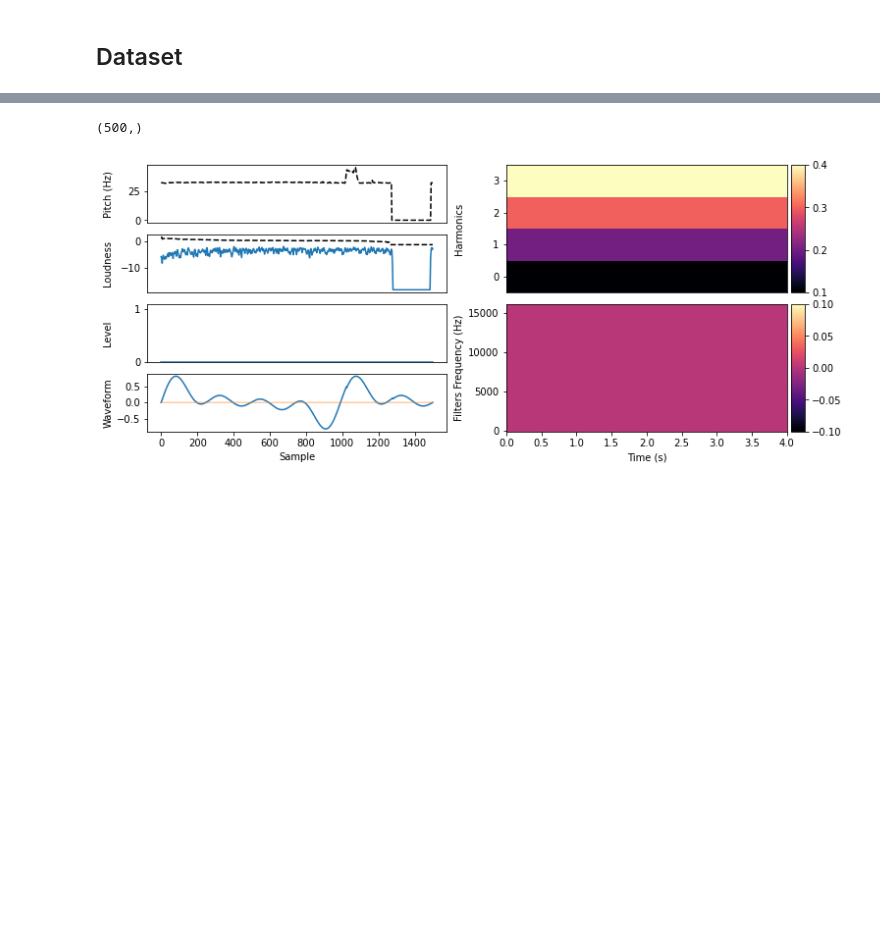
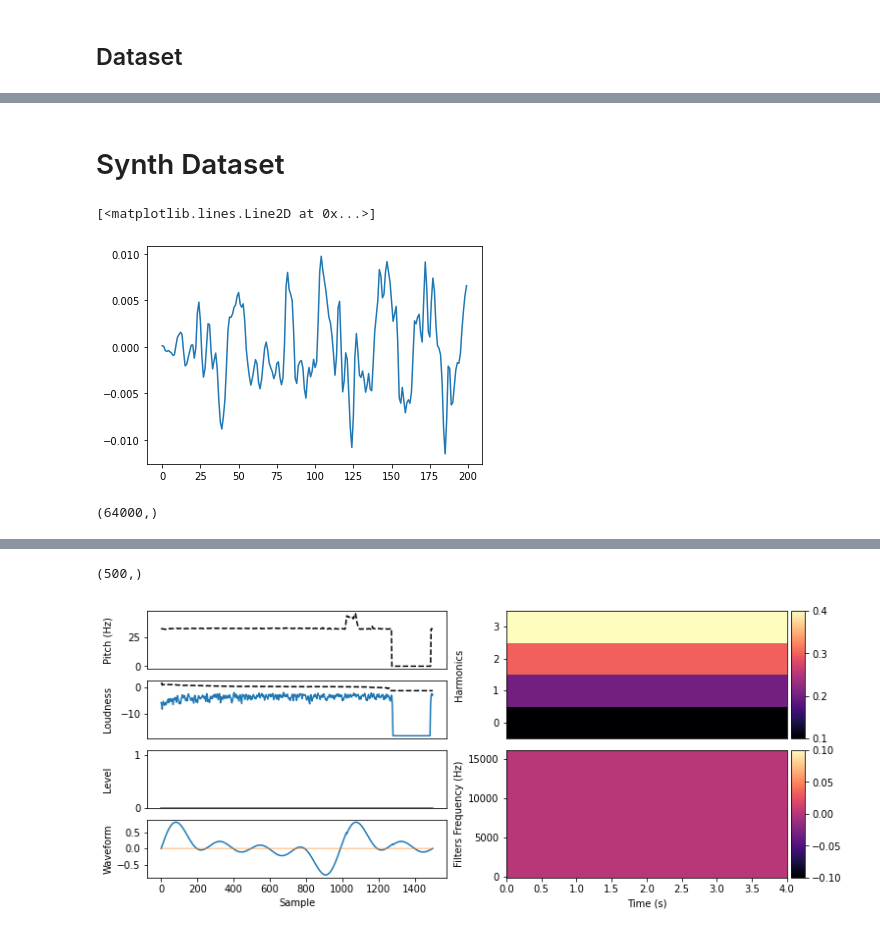
Before and after one commit to nabsara/deep-eurorack-control, a Jupyter notebook: notebooks/Untitled.ipynb, the cells around one changed output, grey strips where cells are left out. Drawn from its saved outputs; the diff is of its cells as text; code cells hidden in the pictures; blank space fills up the shorter version.

```diff
--- a/notebooks/Untitled.ipynb
+++ b/notebooks/Untitled.ipynb
@@ -14,8 +11,8 @@ os.chdir(r'C:\Users\NILS\Documents\ATIAM\PAM\deep-eurorack-control\src')
 from deep_eurorack_control.pipelines.ddsp.dataset_process import preprocess_dataset
 # %%
 raw_data_dir = r'C:\Users\NILS\Documents\ATIAM\PAM\Datasets\nsynth-train\audio'
-dataset_dir = r'C:\Users\NILS\Documents\ATIAM\PAM\Datasets\stringsHQ'
+dataset_dir = r'C:\Users\NILS\Documents\ATIAM\PAM\Datasets\test2'
 filters = ['string_acoustic']
-sr = 32000
+sr = 16000
 frame_size = 256
-nb_files = 900
+nb_files = 3000
@@ -35,0 +23,15 @@ decoder = Decoder(5,65,n_hidden=512)
+# %%
+from deep_eurorack_control.models.ddsp.decoder import Decoder
+from torch.utils.data import DataLoader
+from deep_eurorack_control.datasets.ddsp import  NSynth_ddsp
+from deep_eurorack_control.models.ddsp.ops import *
+from deep_eurorack_control.helpers.ddsp import *
+dataset = NSynth_ddsp(dataset_dir)
+data_loader = DataLoader(dataset, batch_size=4, shuffle=True)
+decoder = Decoder(50,65,n_hidden=512)
+# %%
+mini_batch = next(iter(data_loader))
+
+pitch = mini_batch[0]
+loud = mini_batch[1]
+signal=mini_batch[2]
@@ -35,0 +64,2 @@ decoder = Decoder(5,65,n_hidden=512)
+# %% [markdown]
+# Synth Dataset
@@ -51,3 +107,13 @@ signalp = signal_out[0].detach().numpy()
 loud_out = get_loudness(signalp,sr,frame_size,n_fft=1024)
 harmonicsp = harmonics[0].detach().numpy()*np.arange(0,harmonics[0].shape[-1])[None,:]
 filtersp = filters[0].detach().numpy()
+# %%
+plt.plot(signal[0].reshape(-1)[0:200])
+# %% [output]
+[<matplotlib.lines.Line2D at 0x...>]
+[figure, added]
+# %%
+signalp = signal[2].reshape(-1)
+signalp.shape
+# %% [output]
+(64000,)
```
Also changed, not shown: parts of 14 cells of this notebook, 3 other files.
